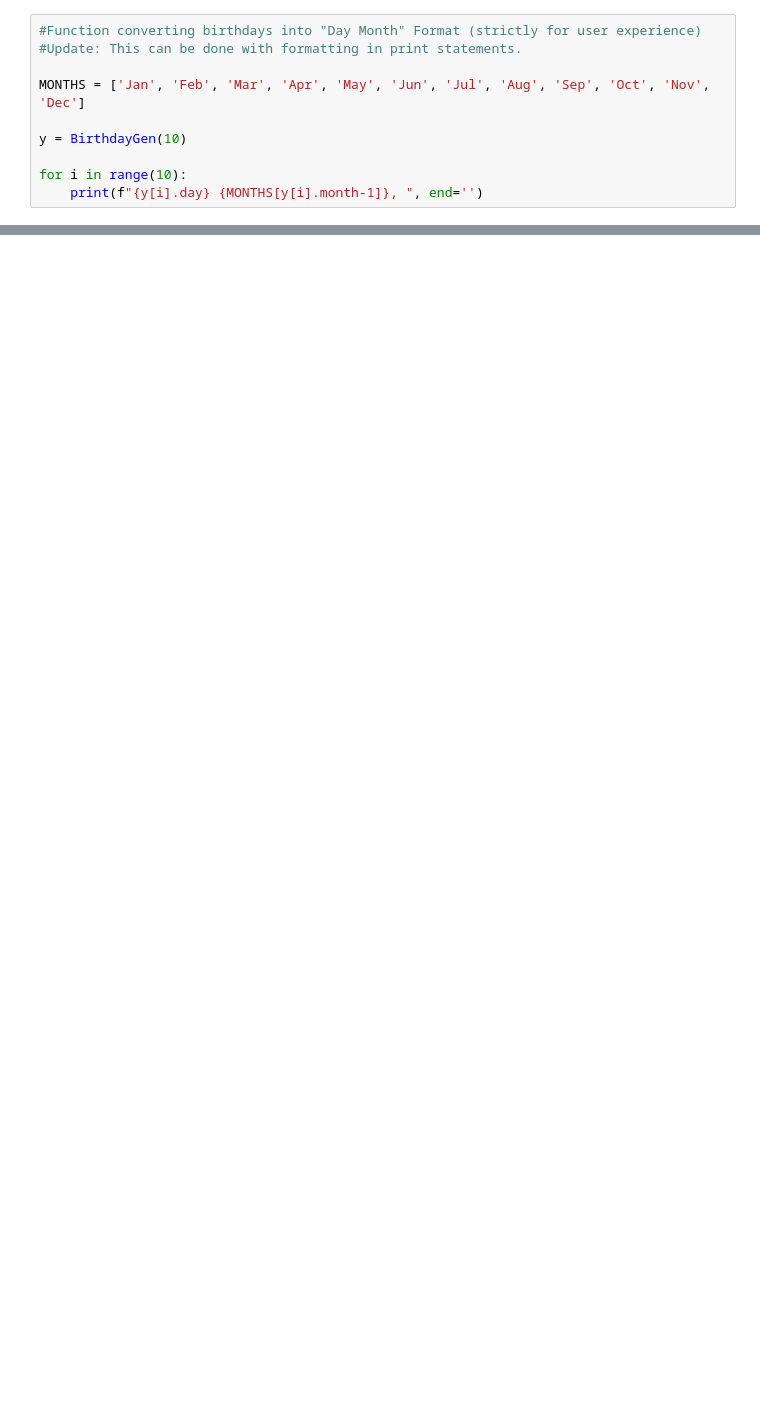
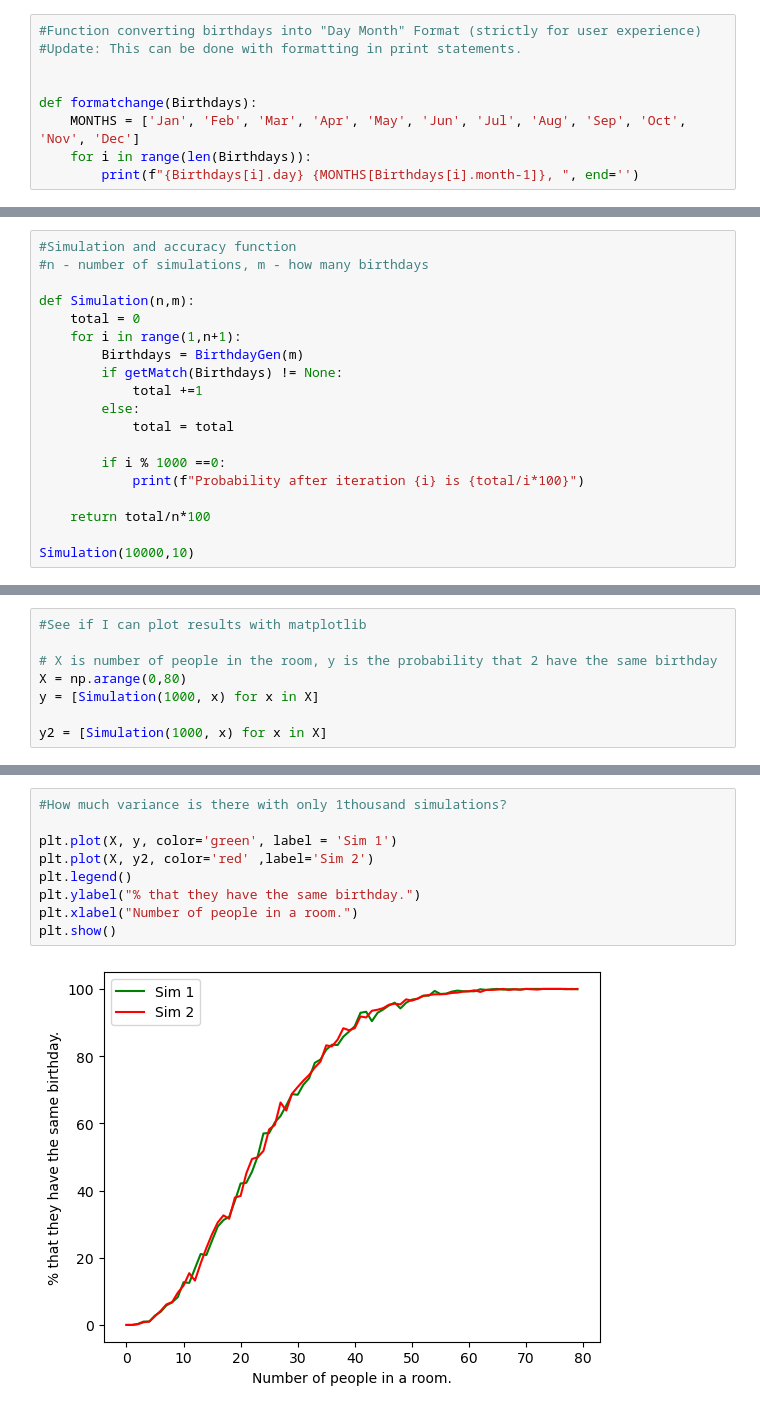
Before and after one commit to adamlewy3/Python-Projects, a Jupyter notebook: Birthday Paradox jupyter notebook.ipynb, the cells around one changed output, grey strips where cells are left out. Saved outputs shown, nothing was run; the diff lists cells and outputs as text; blank space fills up the shorter version.

Commit message:
Monte Carlo Sim of birthday paradox complete, along with fun graphs :)

```diff
--- a/Birthday Paradox jupyter notebook.ipynb
+++ b/Birthday Paradox jupyter notebook.ipynb
@@ -48,9 +48,8 @@ getMatch(BirthdayGen(23))
 #Function converting birthdays into "Day Month" Format (strictly for user experience)
 #Update: This can be done with formatting in print statements.
 
-MONTHS = ['Jan', 'Feb', 'Mar', 'Apr', 'May', 'Jun', 'Jul', 'Aug', 'Sep', 'Oct', 'Nov', 'Dec']
 
-y = BirthdayGen(10)
-
-for i in range(10):
-    print(f"{y[i].day} {MONTHS[y[i].month-1]}, ", end='')
+def formatchange(Birthdays):
+    MONTHS = ['Jan', 'Feb', 'Mar', 'Apr', 'May', 'Jun', 'Jul', 'Aug', 'Sep', 'Oct', 'Nov', 'Dec']
+    for i in range(len(Birthdays)):
+        print(f"{Birthdays[i].day} {MONTHS[Birthdays[i].month-1]}, ", end='')
@@ -64,0 +56,19 @@ Geeks :12, Portal :    0.55
+# %%
+#Simulation and accuracy function
+#n - number of simulations, m - how many birthdays
+
+def Simulation(n,m):
+    total = 0
+    for i in range(1,n+1):
+        Birthdays = BirthdayGen(m)
+        if getMatch(Birthdays) != None:
+            total +=1
+        else:
+            total = total
+
+        if i % 1000 ==0:
+            print(f"Probability after iteration {i} is {total/i*100}")
+
+    return total/n*100
+
+Simulation(10000,10)
@@ -64,0 +87,8 @@ Geeks :12, Portal :    0.55
+# %%
+#See if I can plot results with matplotlib
+
+# X is number of people in the room, y is the probability that 2 have the same birthday
+X = np.arange(0,80)
+y = [Simulation(1000, x) for x in X]
+
+y2 = [Simulation(1000, x) for x in X]
@@ -64,0 +113,11 @@ Geeks :12, Portal :    0.55
+# %%
+#How much variance is there with only 1thousand simulations?
+
+plt.plot(X, y, color='green', label = 'Sim 1')
+plt.plot(X, y2, color='red' ,label='Sim 2')
+plt.legend()
+plt.ylabel("% that they have the same birthday.")
+plt.xlabel("Number of people in a room.")
+plt.show()
+# %% [output]
+[figure, added]
```
Also changed, not shown: parts of 11 cells of this notebook.
